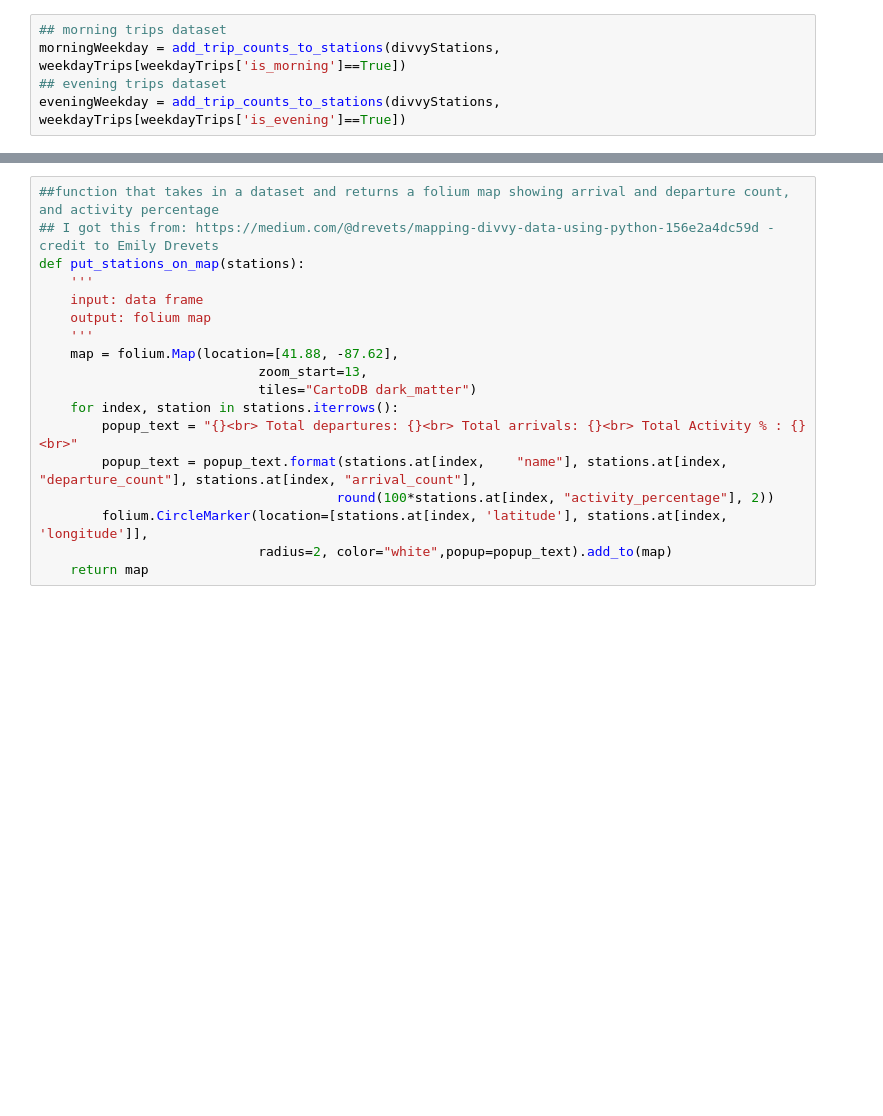
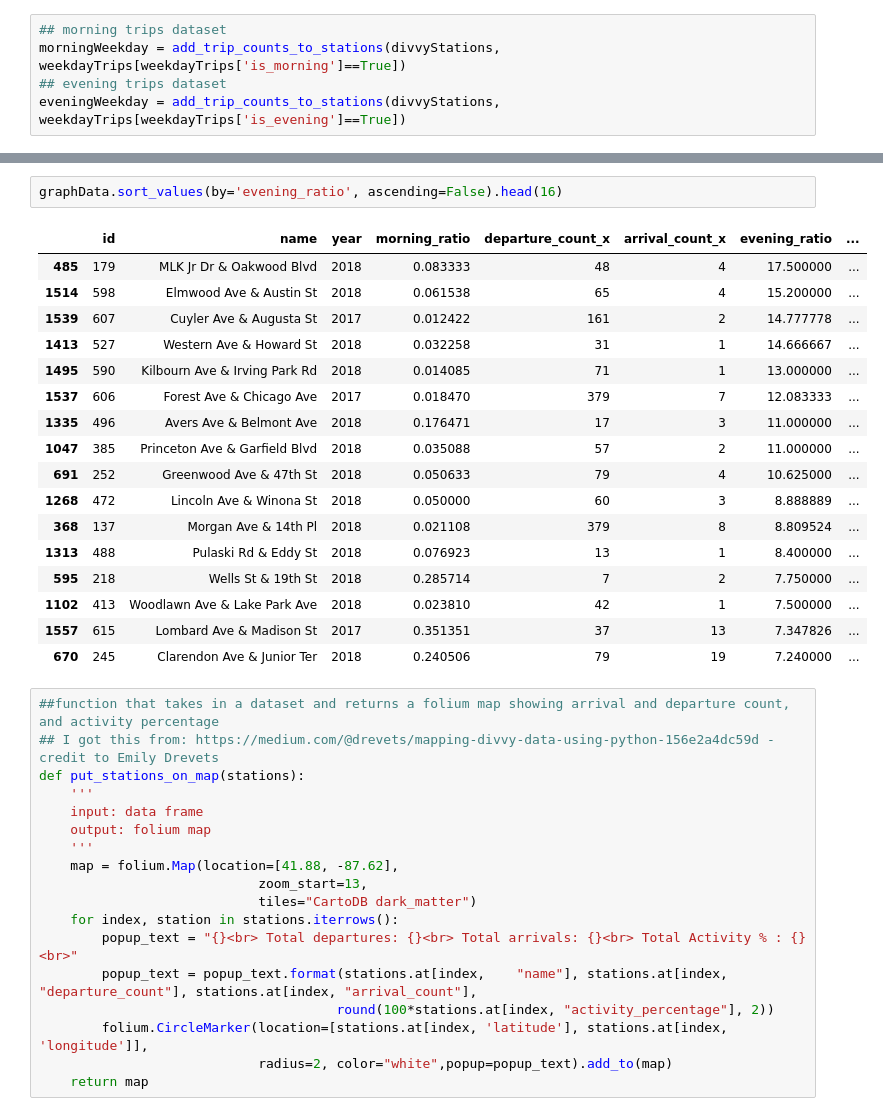
Before and after one commit to raubsaurier/psych_bikes, a Jupyter notebook: divvy_heatmaps.ipynb, the cells around one changed output, grey strips where cells are left out. Drawn from its saved outputs; the diff is of its cells as text; blank space fills up the shorter version.

```diff
--- a/divvy_heatmaps.ipynb
+++ b/divvy_heatmaps.ipynb
@@ -138,3 +212,23 @@ plt.scatter(graphData.morning_arrive_depart_ratio,graphData.evening_arrive_depar
+# %%
+graphData.sort_values(by='evening_ratio', ascending=False).head(16)
+# %% [output]
+|  | id | name | year | morning_ratio | departure_count_x | arrival_count_x | evening_ratio | ... |
+| 485 | 179 | MLK Jr Dr & Oakwood Blvd | 2018 | 0.083333 | 48 | 4 | 17.500000 | ... |
+| 1514 | 598 | Elmwood Ave & Austin St | 2018 | 0.061538 | 65 | 4 | 15.200000 | ... |
+| 1539 | 607 | Cuyler Ave & Augusta St | 2017 | 0.012422 | 161 | 2 | 14.777778 | ... |
+| 1413 | 527 | Western Ave & Howard St | 2018 | 0.032258 | 31 | 1 | 14.666667 | ... |
+| 1495 | 590 | Kilbourn Ave & Irving Park Rd | 2018 | 0.014085 | 71 | 1 | 13.000000 | ... |
+| 1537 | 606 | Forest Ave & Chicago Ave | 2017 | 0.018470 | 379 | 7 | 12.083333 | ... |
+| 1335 | 496 | Avers Ave & Belmont Ave | 2018 | 0.176471 | 17 | 3 | 11.000000 | ... |
+| 1047 | 385 | Princeton Ave & Garfield Blvd | 2018 | 0.035088 | 57 | 2 | 11.000000 | ... |
+| 691 | 252 | Greenwood Ave & 47th St | 2018 | 0.050633 | 79 | 4 | 10.625000 | ... |
+| 1268 | 472 | Lincoln Ave & Winona St | 2018 | 0.050000 | 60 | 3 | 8.888889 | ... |
+| 368 | 137 | Morgan Ave & 14th Pl | 2018 | 0.021108 | 379 | 8 | 8.809524 | ... |
+| 1313 | 488 | Pulaski Rd & Eddy St | 2018 | 0.076923 | 13 | 1 | 8.400000 | ... |
+| 595 | 218 | Wells St & 19th St | 2018 | 0.285714 | 7 | 2 | 7.750000 | ... |
+| 1102 | 413 | Woodlawn Ave & Lake Park Ave | 2018 | 0.023810 | 42 | 1 | 7.500000 | ... |
+| 1557 | 615 | Lombard Ave & Madison St | 2017 | 0.351351 | 37 | 13 | 7.347826 | ... |
+| 670 | 245 | Clarendon Ave & Junior Ter | 2018 | 0.240506 | 79 | 19 | 7.240000 | ... |
 # %%
 ##function that takes in a dataset and returns a folium map showing arrival and departure count, and activity percentage
 ## I got this from: https://medium.com/@drevets/mapping-divvy-data-using-python-156e2a4dc59d - credit to Emily Drevets
```
Also changed, not shown: parts of 28 cells of this notebook, 2 other files.
